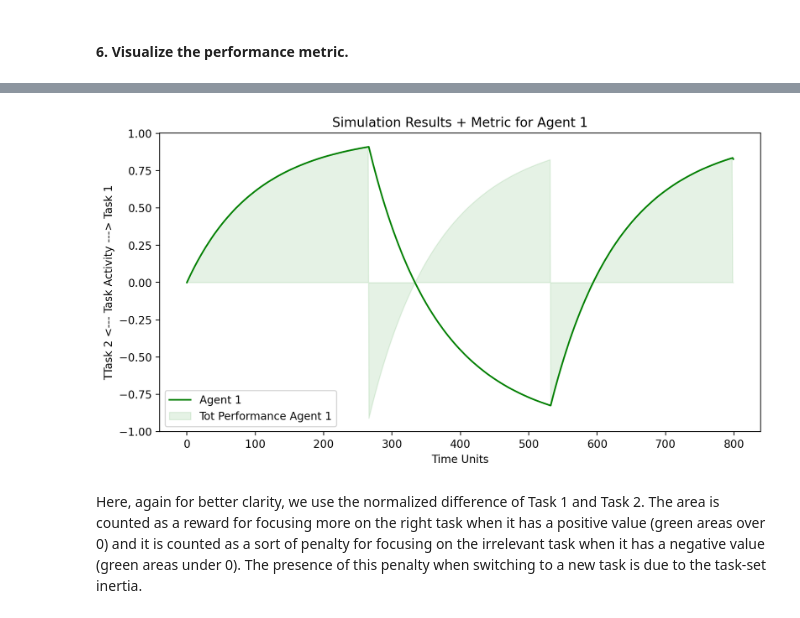
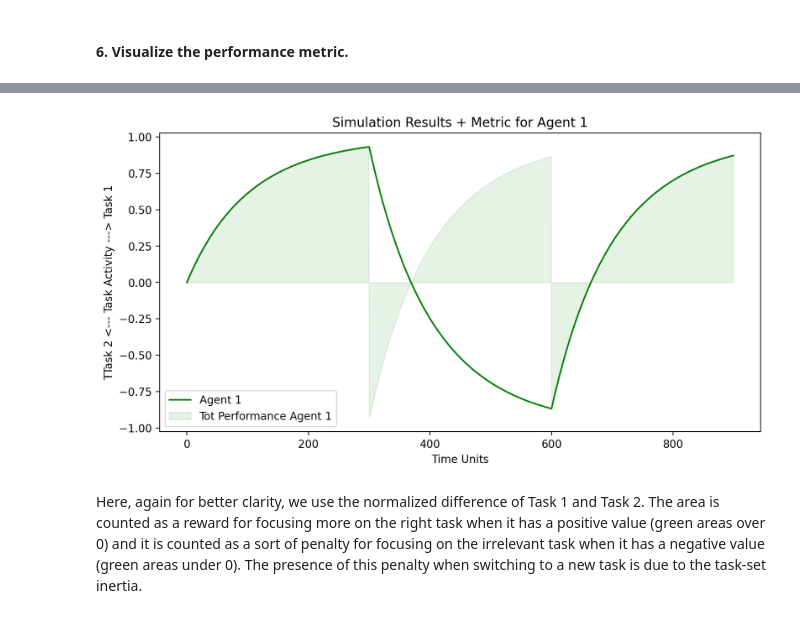
Before and after one commit to alessandrabrondetta/Mentevo, a Jupyter notebook: notebooks/performance_metric.ipynb, the cells around one changed output, grey strips where cells are left out. Drawn from its saved outputs; the diff is of its cells as text; code cells hidden in the pictures.

```diff
--- a/notebooks/performance_metric.ipynb
+++ b/notebooks/performance_metric.ipynb
@@ -23,7 +23,7 @@ experiment = Experiment(number_of_agents=2,
                         task_graph=None,
                         g=np.array([3.0, 5.0]),
                         initial_state=None,
-                        total_time=800,
+                        total_time=900,
                         number_of_switches=3,
                         number_of_informed=None)
 
@@ -125,14 +125,14 @@ plt.show()
 # %%
 set_size(10, 5)
 plt.plot( (simulation_results[0] - simulation_results[1])/2, color = 'g', label='Agent 1')
-plt.fill_between(range(800), np.zeros(800), (detailed_scores[0, :] + detailed_scores[1, :])/2, alpha=0.1, color = 'g',label='Tot Performance Agent 1')
+plt.fill_between(range(900), np.zeros(900), (detailed_scores[0, :] + detailed_scores[1, :])/2, alpha=0.1, color = 'g',label='Tot Performance Agent 1')
 plt.title("Simulation Results + Metric for Agent 1")
 plt.xlabel("Time Units")
 plt.ylabel("TTask 2 <--- Task Activity ---> Task 1")
 
 plt.legend()
 plt.show()
 # %% [output]
-[figure, old version]
+[figure, new version]
 # %% [markdown]
 Here, again for better clarity, we use the normalized difference of Task 1 and Task 2. The area is counted as a reward for focusing more on the right task when it has a positive value (green areas over 0) and it is counted as a sort of penalty for focusing on the irrelevant task when it has a negative value (green areas under 0). The presence of this penalty when switching to a new task is due to the task-set inertia.
```
Also changed, not shown: parts of 13 cells of this notebook, 2 other files.
